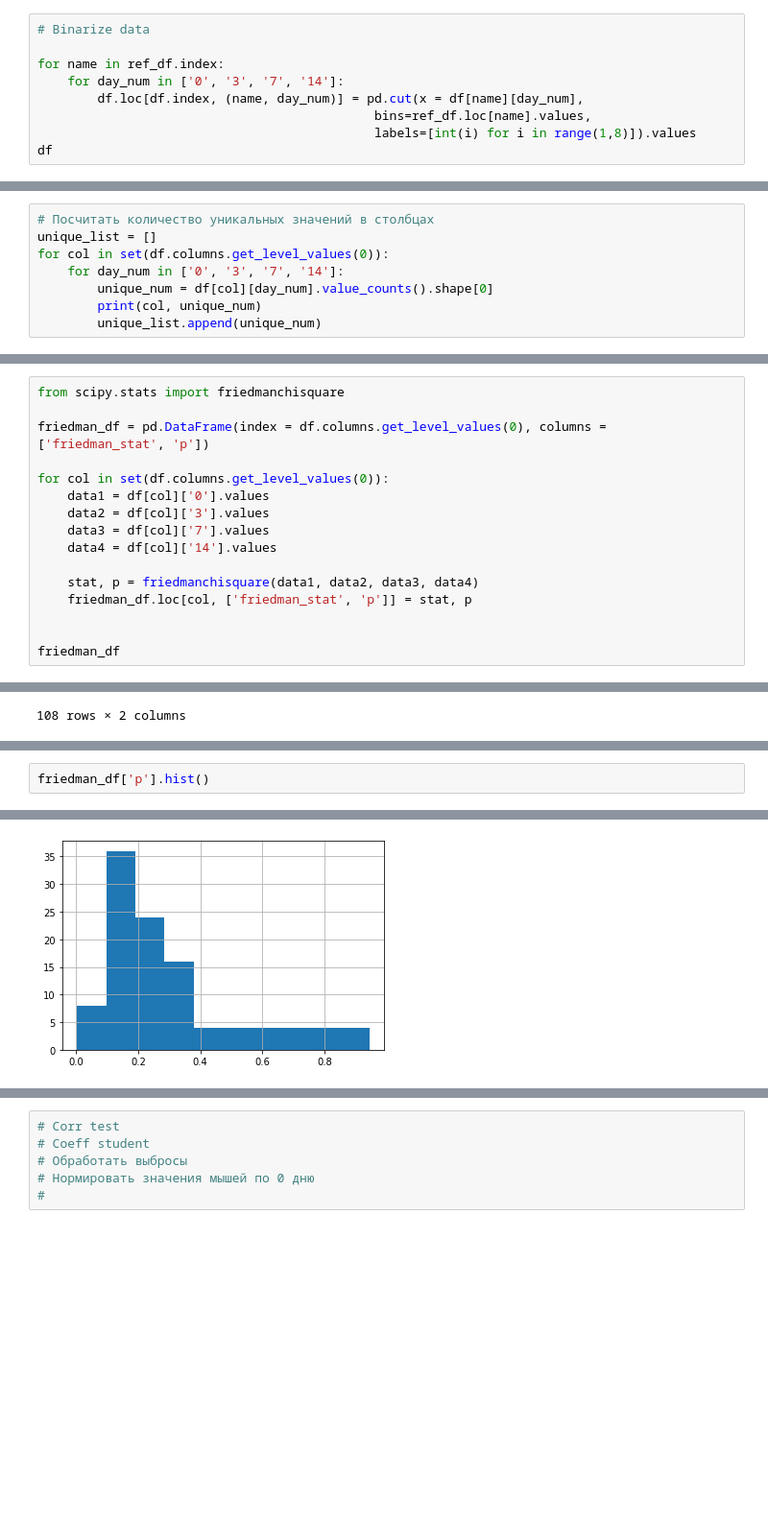
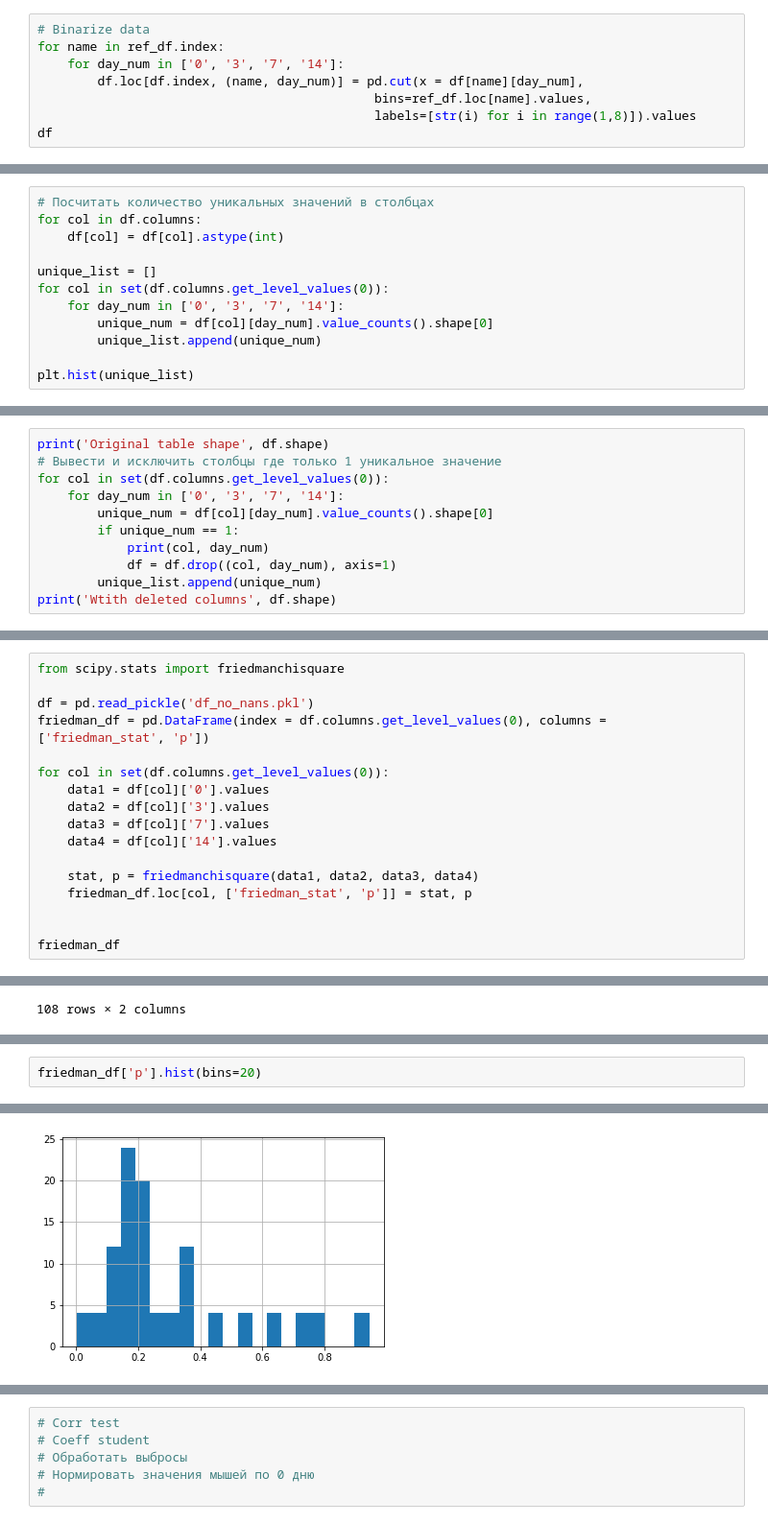
Before and after one commit to NikolayTV/Article_mouse, a Jupyter notebook: EDA.ipynb, the cells around one changed output, grey strips where cells are left out. Shown: that part at 96% size. Saved outputs shown, nothing was run; the diff lists cells and outputs as text; blank space fills up the shorter version.

Commit message:
freedman tables added

```diff
--- a/EDA.ipynb
+++ b/EDA.ipynb
@@ -56,12 +58,11 @@ ref_df
 | Leptin | 0 | 14.6 | 58.6 | 234.4 | 937.5 | 3750.0 | 15000 | 60000 |
 # %%
 # Binarize data
-
 for name in ref_df.index:
     for day_num in ['0', '3', '7', '14']:
         df.loc[df.index, (name, day_num)] = pd.cut(x = df[name][day_num],
                                              bins=ref_df.loc[name].values,
-                                             labels=[int(i) for i in range(1,8)]).values
+                                             labels=[str(i) for i in range(1,8)]).values
 df
 # %% [output]
 |  |  |  | G-CSF |  |  |  | Eotaxin |  |  |  | ... |
@@ -134,9 +142,13 @@ See the caveats in the documentation: http://pandas.pydata.org/pandas-docs/stabl
 # %%
 # Посчитать количество уникальных значений в столбцах
+for col in df.columns:
+    df[col] = df[col].astype(int)
+
 unique_list = []
 for col in set(df.columns.get_level_values(0)):
     for day_num in ['0', '3', '7', '14']:
         unique_num = df[col][day_num].value_counts().shape[0]
-        print(col, unique_num)
         unique_list.append(unique_num)
+
+plt.hist(unique_list)
 # %% [output]
@@ -166,0 +164,11 @@ plt.hist(unique_list)
+# %%
+print('Original table shape', df.shape)
+# Вывести и исключить столбцы где только 1 уникальное значение
+for col in set(df.columns.get_level_values(0)):
+    for day_num in ['0', '3', '7', '14']:
+        unique_num = df[col][day_num].value_counts().shape[0]
+        if unique_num == 1:
+            print(col, day_num)
+            df = df.drop((col, day_num), axis=1)
+        unique_list.append(unique_num)
+print('Wtith deleted columns', df.shape)
@@ -330,6 +430,7 @@ df_corr_reduced.to_excel('kendall.xls')
 # %%
 from scipy.stats import friedmanchisquare
 
+df = pd.read_pickle('df_no_nans.pkl')
 friedman_df = pd.DataFrame(index = df.columns.get_level_values(0), columns = ['friedman_stat', 'p'])
 
 for col in set(df.columns.get_level_values(0)):
@@ -360,5 +473,5 @@ friedman_df
 # %%
-friedman_df['p'].hist()
+friedman_df['p'].hist(bins=20)
 # %% [output]
 <AxesSubplot:>
-[figure, old version]
+[figure, new version]
```
Also changed, not shown: parts of 31 cells of this notebook, 6 other files.
